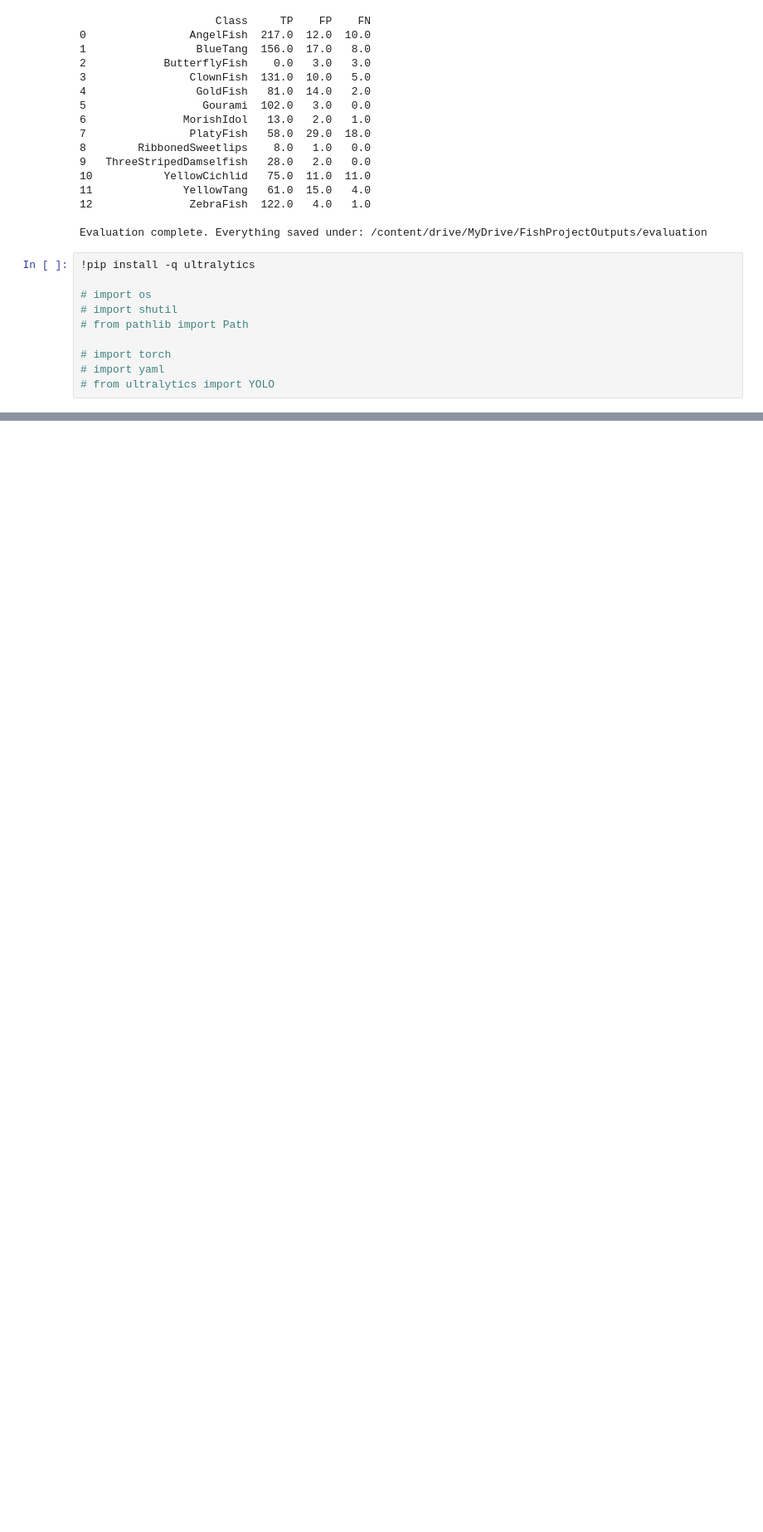
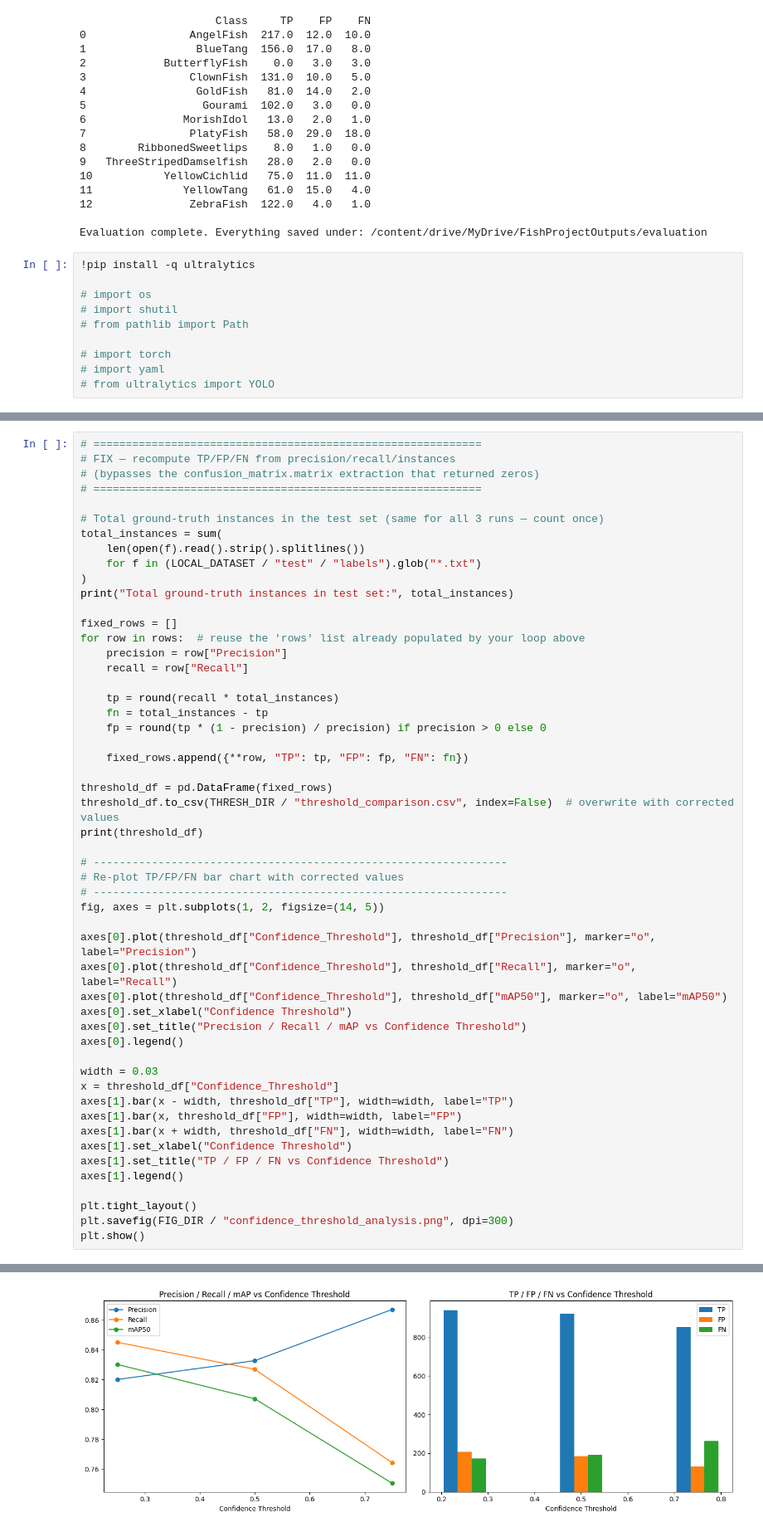
Before and after one commit to manzim/fishDetectionWithYoLoV8model, a Jupyter notebook: notebooks/ForestIT_SoSe2026.ipynb, the cells around one changed output, grey strips where cells are left out. Shown at 83% size. Drawn from its saved outputs; the diff is of its cells as text; blank space fills up the shorter version.

```diff
--- a/notebooks/ForestIT_SoSe2026.ipynb
+++ b/notebooks/ForestIT_SoSe2026.ipynb
@@ -618,0 +919,53 @@ ModuleNotFoundError: No module named 'ultralytics'
+# %%
+# ============================================================
+# FIX — recompute TP/FP/FN from precision/recall/instances
+# (bypasses the confusion_matrix.matrix extraction that returned zeros)
+# ============================================================
+
+# Total ground-truth instances in the test set (same for all 3 runs — count once)
+total_instances = sum(
+    len(open(f).read().strip().splitlines())
+    for f in (LOCAL_DATASET / "test" / "labels").glob("*.txt")
+)
+print("Total ground-truth instances in test set:", total_instances)
+
+fixed_rows = []
+for row in rows:  # reuse the 'rows' list already populated by your loop above
+    precision = row["Precision"]
+    recall = row["Recall"]
+
+    tp = round(recall * total_instances)
+    fn = total_instances - tp
+    fp = round(tp * (1 - precision) / precision) if precision > 0 else 0
+
+    fixed_rows.append({**row, "TP": tp, "FP": fp, "FN": fn})
+
+threshold_df = pd.DataFrame(fixed_rows)
+threshold_df.to_csv(THRESH_DIR / "threshold_comparison.csv", index=False)  # overwrite with corrected values
+print(threshold_df)
+
+# ----------------------------------------------------------------
+# Re-plot TP/FP/FN bar chart with corrected values
+# ----------------------------------------------------------------
+fig, axes = plt.subplots(1, 2, figsize=(14, 5))
+
+axes[0].plot(threshold_df["Confidence_Threshold"], threshold_df["Precision"], marker="o", label="Precision")
+axes[0].plot(threshold_df["Confidence_Threshold"], threshold_df["Recall"], marker="o", label="Recall")
+axes[0].plot(threshold_df["Confidence_Threshold"], threshold_df["mAP50"], marker="o", label="mAP50")
+axes[0].set_xlabel("Confidence Threshold")
+axes[0].set_title("Precision / Recall / mAP vs Confidence Threshold")
+axes[0].legend()
+
+width = 0.03
+x = threshold_df["Confidence_Threshold"]
+axes[1].bar(x - width, threshold_df["TP"], width=width, label="TP")
+axes[1].bar(x, threshold_df["FP"], width=width, label="FP")
+axes[1].bar(x + width, threshold_df["FN"], width=width, label="FN")
+axes[1].set_xlabel("Confidence Threshold")
+axes[1].set_title("TP / FP / FN vs Confidence Threshold")
+axes[1].legend()
+
+plt.tight_layout()
+plt.savefig(FIG_DIR / "confidence_threshold_analysis.png", dpi=300)
+plt.show()
+# %% [output]
@@ -618,0 +982 @@ ModuleNotFoundError: No module named 'ultralytics'
+[figure, added]
```
Also changed, not shown: parts of 9 cells of this notebook, 9 other files.
